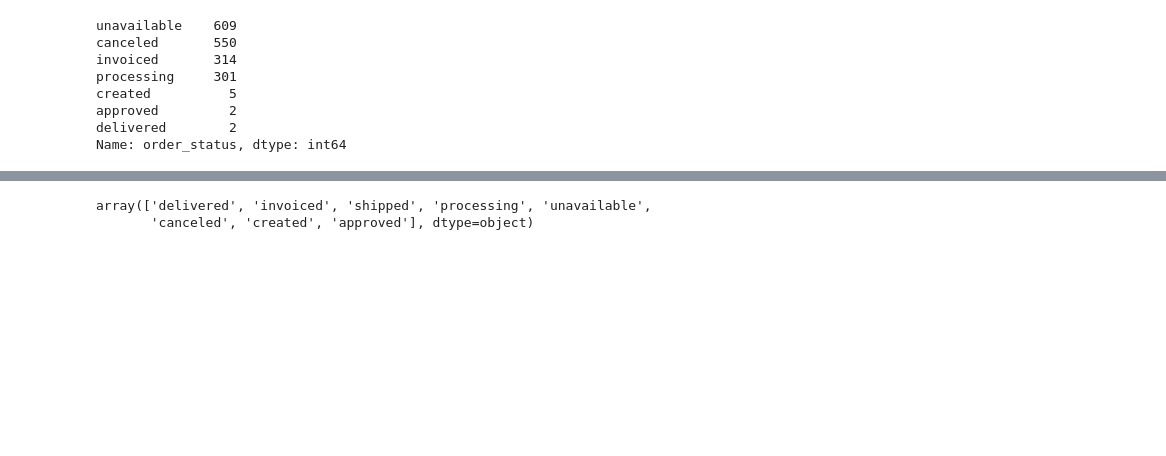
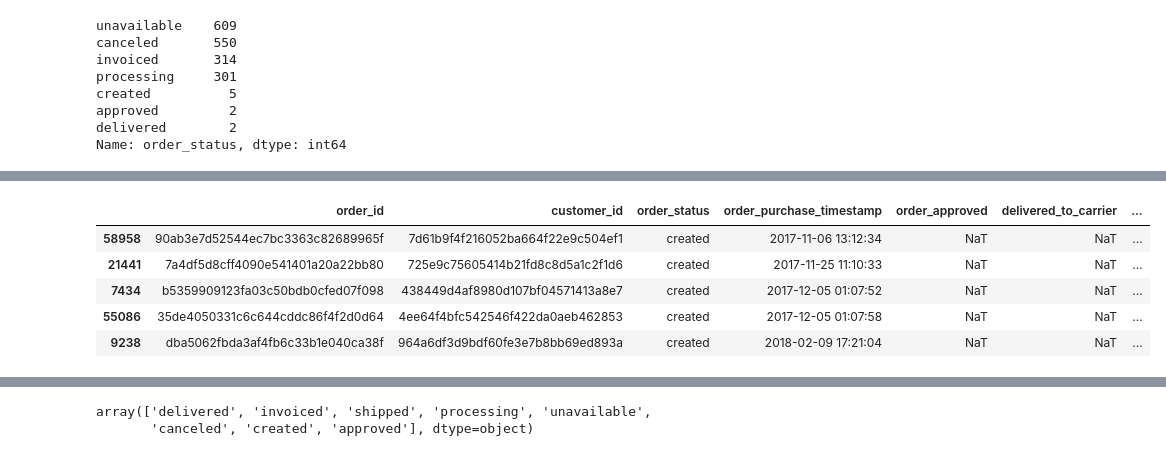
Before and after one commit to RossReisman/Data-Analyst-Portfolio, a Jupyter notebook: Python/brazil/brazil.ipynb, the cells around one changed output, grey strips where cells are left out. Drawn from its saved outputs; the diff is of its cells as text; code cells hidden in the pictures; blank space fills up the shorter version.

```diff
--- a/Python/brazil/brazil.ipynb
+++ b/Python/brazil/brazil.ipynb
@@ -453,0 +472,10 @@ no_carrier.query("order_status == 'delivered'")
+# %%
+#Checking to see if created orders are recent
+no_carrier.query("order_status == 'created'").sort_values(by='order_purchase_timestamp')
+# %% [output]
+|  | order_id | customer_id | order_status | order_purchase_timestamp | order_approved | delivered_to_carrier | ... |
+| 58958 | 90ab3e7d52544ec7bc3363c82689965f | 7d61b9f4f216052ba664f22e9c504ef1 | created | 2017-11-06 13:12:34 | NaT | NaT | ... |
+| 21441 | 7a4df5d8cff4090e541401a20a22bb80 | 725e9c75605414b21fd8c8d5a1c2f1d6 | created | 2017-11-25 11:10:33 | NaT | NaT | ... |
+| 7434 | b5359909123fa03c50bdb0cfed07f098 | 438449d4af8980d107bf04571413a8e7 | created | 2017-12-05 01:07:52 | NaT | NaT | ... |
+| 55086 | 35de4050331c6c644cddc86f4f2d0d64 | 4ee64f4bfc542546f422da0aeb462853 | created | 2017-12-05 01:07:58 | NaT | NaT | ... |
+| 9238 | dba5062fbda3af4fb6c33b1e040ca38f | 964a6df3d9bdf60fe3e7b8bb69ed893a | created | 2018-02-09 17:21:04 | NaT | NaT | ... |
```
Also changed, not shown: parts of 6 cells of this notebook.
